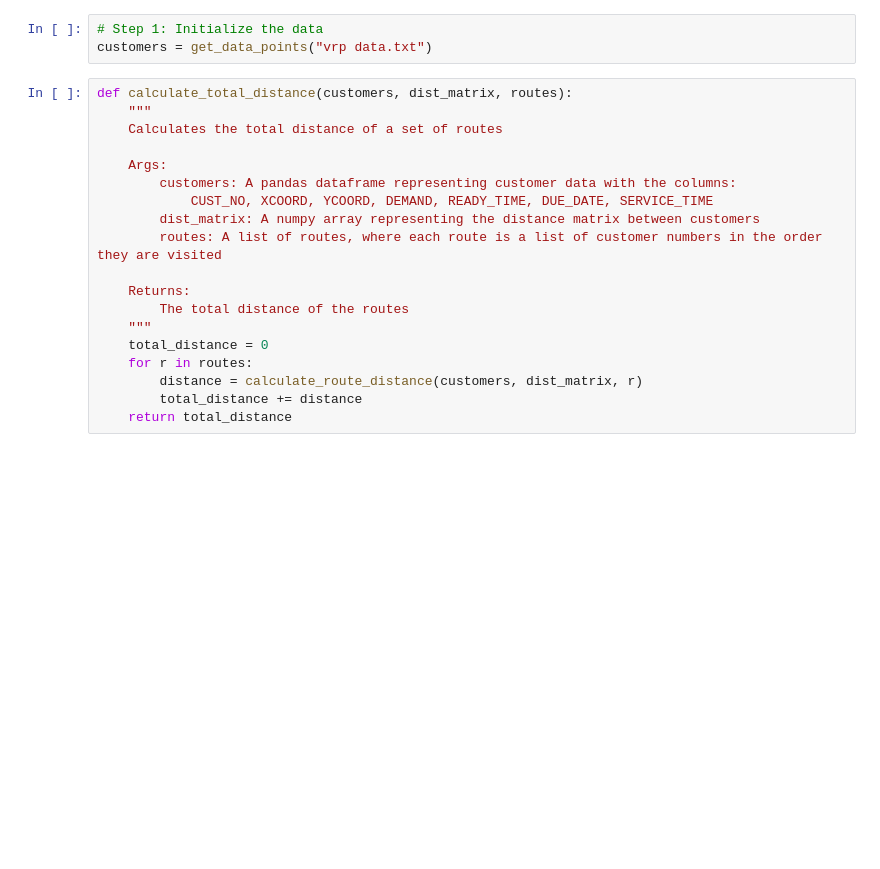
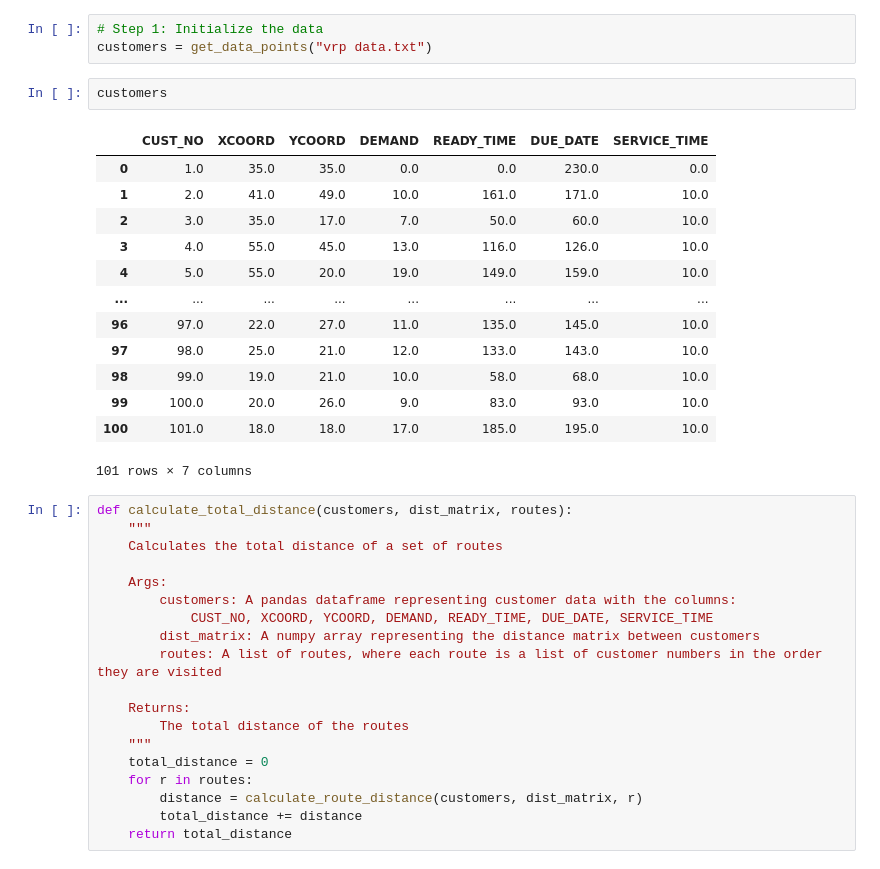
Before and after one commit to AbdallhOmarr/vrp-problem, a Jupyter notebook: enhanced genetic algorithm.ipynb, the cells around one changed output. Cells and saved outputs as stored; diff of their text form; blank space fills up the shorter version.

```diff
--- a/enhanced genetic algorithm.ipynb
+++ b/enhanced genetic algorithm.ipynb
@@ -37,6 +37,22 @@ def get_data_points(txt_file):
 # %%
 # Step 1: Initialize the data
 customers = get_data_points("vrp data.txt")
+# %%
+customers
+# %% [output]
+|  | CUST_NO | XCOORD | YCOORD | DEMAND | READY_TIME | DUE_DATE | SERVICE_TIME |
+| 0 | 1.0 | 35.0 | 35.0 | 0.0 | 0.0 | 230.0 | 0.0 |
+| 1 | 2.0 | 41.0 | 49.0 | 10.0 | 161.0 | 171.0 | 10.0 |
+| 2 | 3.0 | 35.0 | 17.0 | 7.0 | 50.0 | 60.0 | 10.0 |
+| 3 | 4.0 | 55.0 | 45.0 | 13.0 | 116.0 | 126.0 | 10.0 |
+| 4 | 5.0 | 55.0 | 20.0 | 19.0 | 149.0 | 159.0 | 10.0 |
+| ... | ... | ... | ... | ... | ... | ... | ... |
+| 96 | 97.0 | 22.0 | 27.0 | 11.0 | 135.0 | 145.0 | 10.0 |
+| 97 | 98.0 | 25.0 | 21.0 | 12.0 | 133.0 | 143.0 | 10.0 |
+| 98 | 99.0 | 19.0 | 21.0 | 10.0 | 58.0 | 68.0 | 10.0 |
+| 99 | 100.0 | 20.0 | 26.0 | 9.0 | 83.0 | 93.0 | 10.0 |
+| 100 | 101.0 | 18.0 | 18.0 | 17.0 | 185.0 | 195.0 | 10.0 |
+101 rows × 7 columns
 # %%
 def calculate_total_distance(customers, dist_matrix, routes):
     """
```
Also changed, not shown: parts of 24 cells of this notebook, 2 other files.
